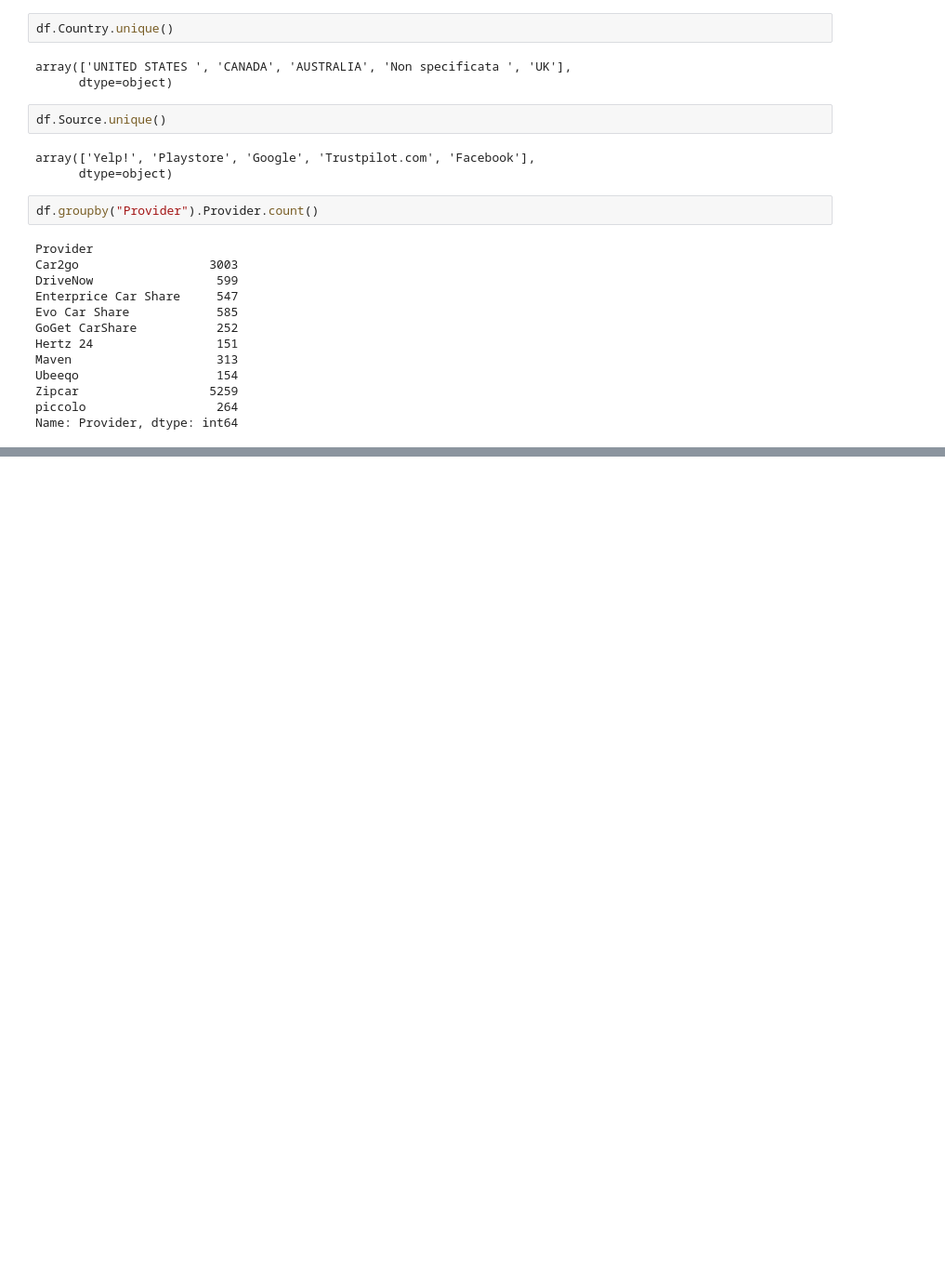
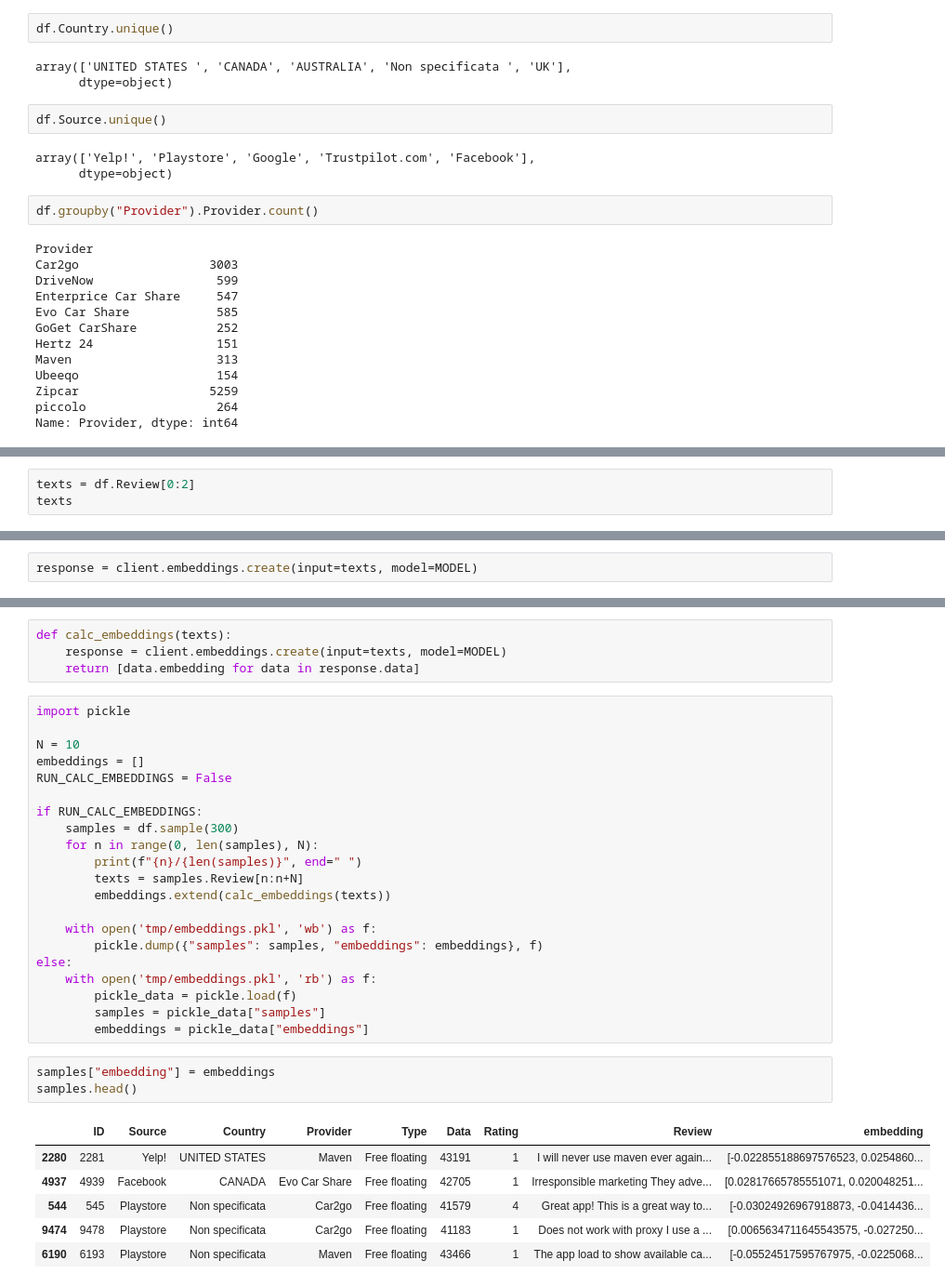
Before and after one commit to araobp/sveltekit-ai, a Jupyter notebook: ipynb/ClusteringVoC.ipynb, the cells around one changed output, grey strips where cells are left out. Shown: that part at 93% size. Cells and saved outputs as stored; diff of their text form; blank space fills up the shorter version.

```diff
--- a/ipynb/ClusteringVoC.ipynb
+++ b/ipynb/ClusteringVoC.ipynb
@@ -87,0 +122,3 @@ Name: Provider, dtype: int64
+# %%
+texts = df.Review[0:2]
+texts
@@ -87,0 +129,2 @@ Name: Provider, dtype: int64
+# %%
+response = client.embeddings.create(input=texts, model=MODEL)
@@ -87,0 +151,35 @@ Name: Provider, dtype: int64
+# %%
+def calc_embeddings(texts):
+    response = client.embeddings.create(input=texts, model=MODEL)
+    return [data.embedding for data in response.data]
+# %%
+import pickle
+
+N = 10
+embeddings = []
+RUN_CALC_EMBEDDINGS = False
+
+if RUN_CALC_EMBEDDINGS:
+    samples = df.sample(300)
+    for n in range(0, len(samples), N):
+        print(f"{n}/{len(samples)}", end=" ")
+        texts = samples.Review[n:n+N]
+        embeddings.extend(calc_embeddings(texts))
+
+    with open('tmp/embeddings.pkl', 'wb') as f:
+        pickle.dump({"samples": samples, "embeddings": embeddings}, f)
+else:
+    with open('tmp/embeddings.pkl', 'rb') as f:
+        pickle_data = pickle.load(f)
+        samples = pickle_data["samples"]
+        embeddings = pickle_data["embeddings"]
+# %%
+samples["embedding"] = embeddings
+samples.head()
+# %% [output]
+|  | ID | Source | Country | Provider | Type | Data | Rating | Review | embedding |
+| 2280 | 2281 | Yelp! | UNITED STATES | Maven | Free floating | 43191 | 1 | I will never use maven ever again... | [-0.022855188697576523, 0.0254860... |
+| 4937 | 4939 | Facebook | CANADA | Evo Car Share | Free floating | 42705 | 1 | Irresponsible marketing They adve... | [0.02817665785551071, 0.020048251... |
+| 544 | 545 | Playstore | Non specificata | Car2go | Free floating | 41579 | 4 | Great app! This is a great way to... | [-0.03024926967918873, -0.0414436... |
+| 9474 | 9478 | Playstore | Non specificata | Car2go | Free floating | 41183 | 1 | Does not work with proxy I use a ... | [0.0065634711645543575, -0.027250... |
+| 6190 | 6193 | Playstore | Non specificata | Maven | Free floating | 43466 | 1 | The app load to show available ca... | [-0.05524517595767975, -0.0225068... |
```
Also changed, not shown: parts of 7 cells of this notebook.
